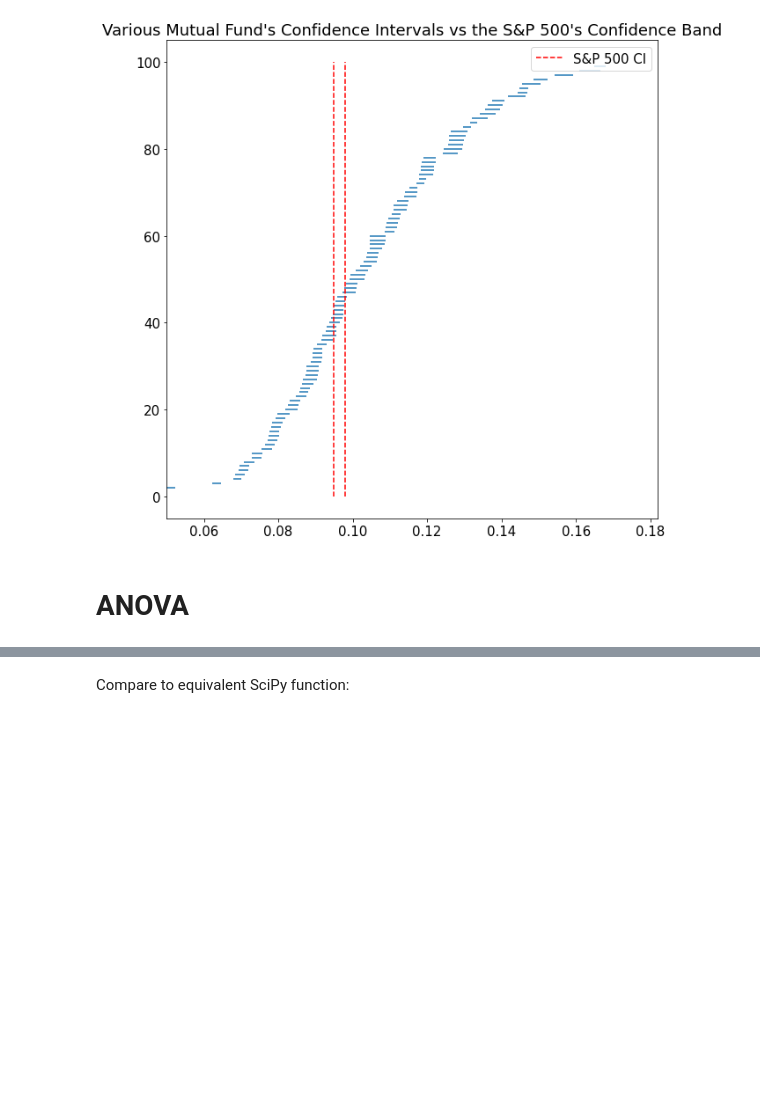
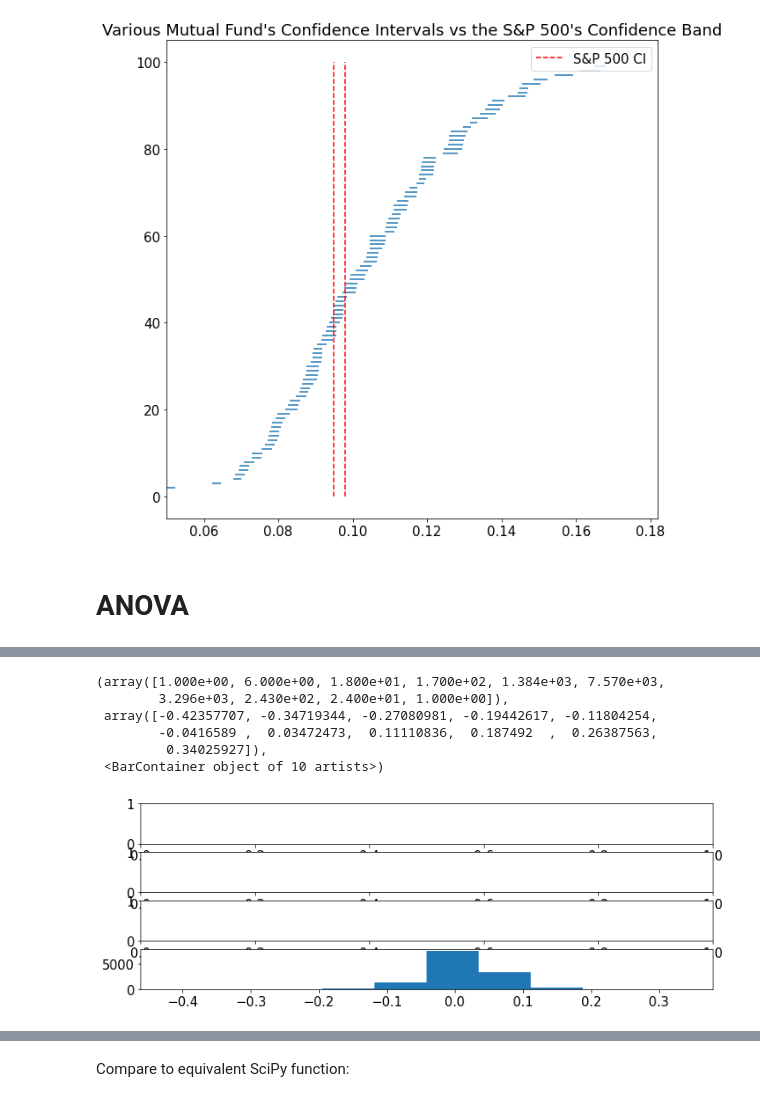
Before and after one commit to zacharyejohnson/Academics, a Jupyter notebook: LPFSAE/LSPFSAE Chapter 4 - Hypothesis Testing - 8-15-2022.ipynb, the cells around one changed output, grey strips where cells are left out. Saved outputs shown, nothing was run; the diff lists cells and outputs as text; code cells hidden in the pictures; blank space fills up the shorter version.

```diff
--- a/LPFSAE/LSPFSAE Chapter 4 - Hypothesis Testing - 8-15-2022.ipynb
+++ b/LPFSAE/LSPFSAE Chapter 4 - Hypothesis Testing - 8-15-2022.ipynb
@@ -779,0 +790,4 @@ First, the counting statistics are needed:
+# %%
+# pull fund types for which fund_types has value of true
+relevant_fund_types = fund_types[fund_types]
+relevant_fund_types
@@ -779,0 +802,4 @@ First, the counting statistics are needed:
+# %%
+# pull relevant funds, should kick out only 6 from the dataset
+relevant_funds = mutual_fund_data[mutual_fund_data["Morningstar Category"].isin(relevant_fund_types.index)]
+relevant_funds
@@ -779,0 +822,4 @@ First, the counting statistics are needed:
+# %%
+relevant_fund_type_names = {}
+for fund_type in relevant_fund_types.index:
+    relevant_fund_type_names[fund_type] = relevant_funds["Symbol"][relevant_funds["Morningstar Category"] == fund_type]
@@ -779,0 +848,11 @@ First, the counting statistics are needed:
+# %%
+#create dictionary to store all returns for each category
+fund_type_returns = {}
+
+#iterate through fund_type_names dictionary we just created to access the names of each fund in each category
+for key in relevant_fund_type_names.keys():
+    # store key as fund type and value as a list containing all monthly returns for the fund type
+    fund_type_returns[key] = []
+    for val in relevant_fund_type_names[key]:
+        #use .extend() method to add monthly returns to the current list, disregarding the fund's symbol
+        fund_type_returns[key].extend(monthly_returns[val].dropna())
@@ -779,0 +888,11 @@ First, the counting statistics are needed:
+# %%
+fig, axs = plt.subplots(4, 1 , figsize = (12, 4))
+plt.hist(fund_type_returns["Large Growth"])
+# %% [output]
+(array([1.000e+00, 6.000e+00, 1.800e+01, 1.700e+02, 1.384e+03, 7.570e+03,
+        3.296e+03, 2.430e+02, 2.400e+01, 1.000e+00]),
+ array([-0.42357707, -0.34719344, -0.27080981, -0.19442617, -0.11804254,
+        -0.0416589 ,  0.03472473,  0.11110836,  0.187492  ,  0.26387563,
+         0.34025927]),
+ <BarContainer object of 10 artists>)
+[figure, added]
```
Also changed, not shown: parts of 73 cells of this notebook, 2 other files.
